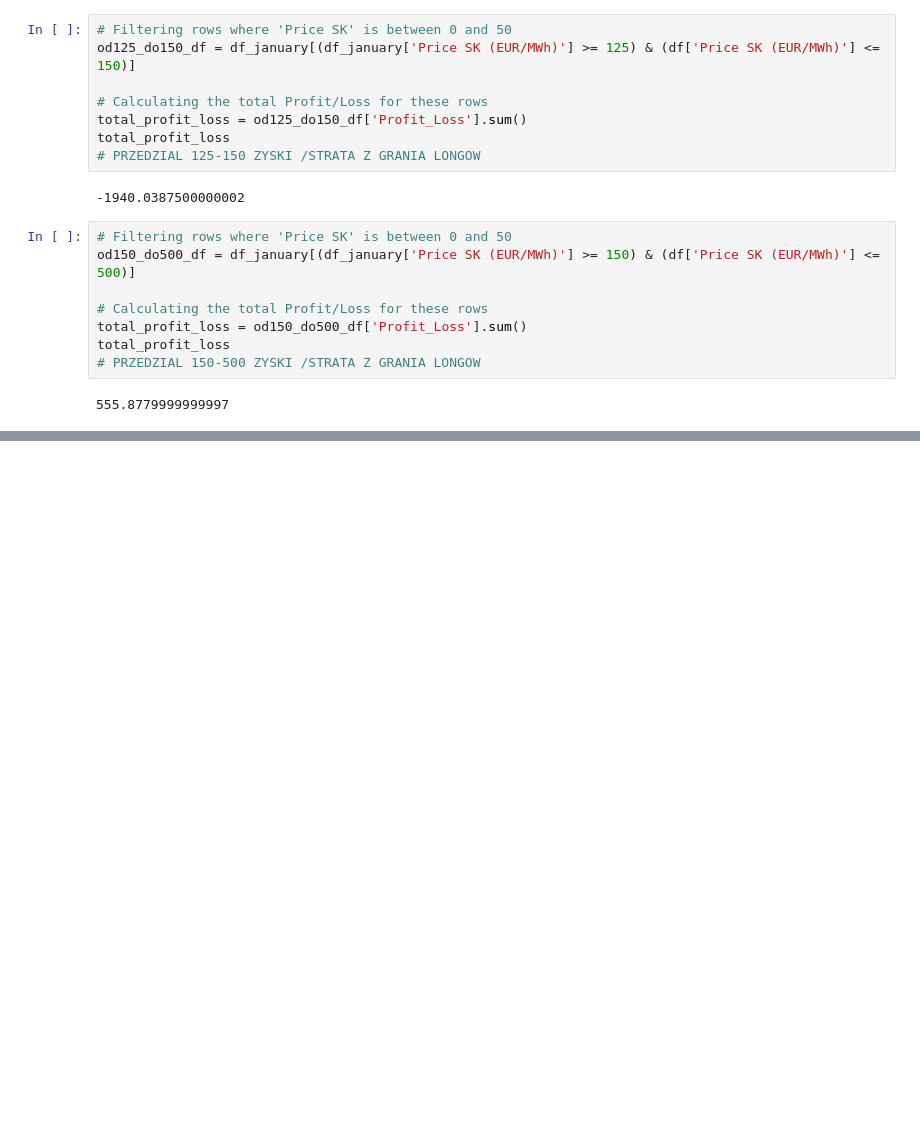
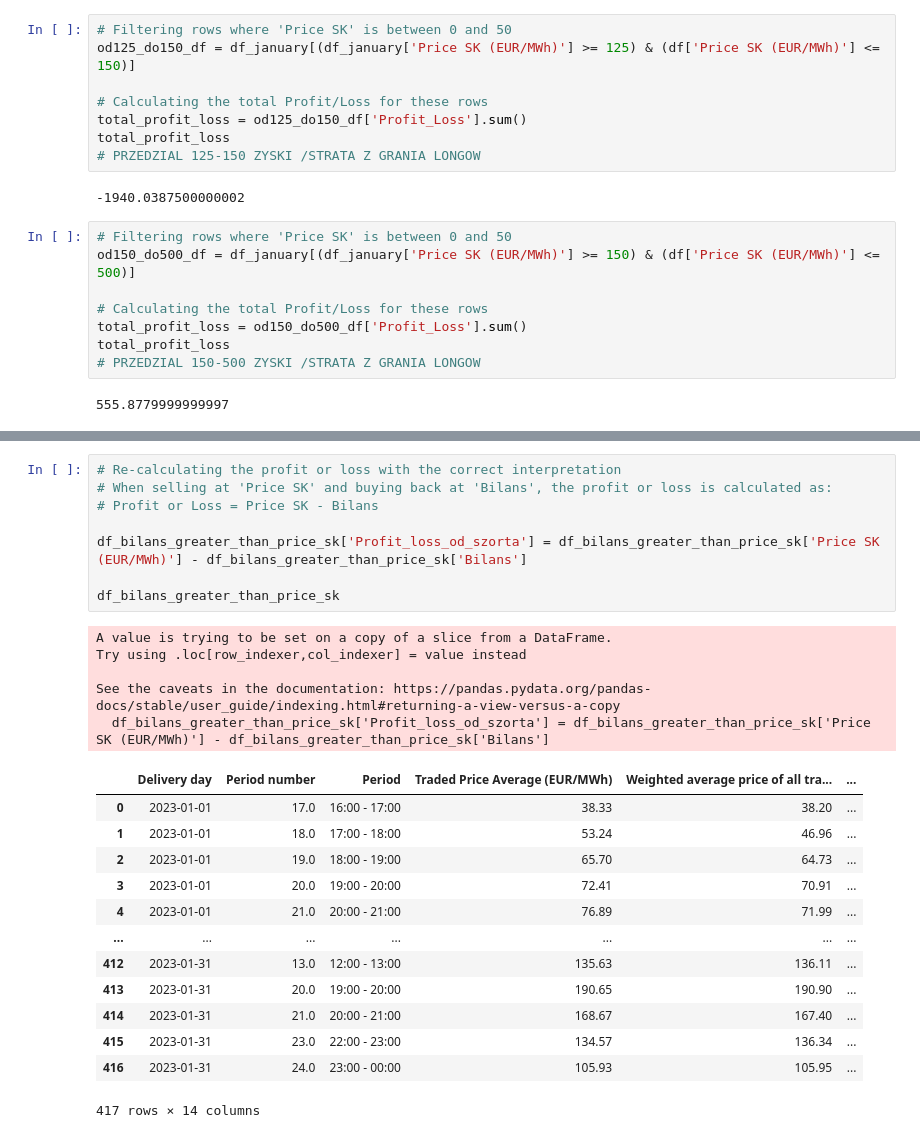
Before and after one commit to tomektom10/dataScienceBootCamp, a Jupyter notebook: ENERGIA_anal_szczegolowe.ipynb, the cells around one changed output, grey strips where cells are left out. Drawn from its saved outputs; the diff is of its cells as text; blank space fills up the shorter version.

```diff
--- a/ENERGIA_anal_szczegolowe.ipynb
+++ b/ENERGIA_anal_szczegolowe.ipynb
@@ -120,0 +183,27 @@ total_profit_loss
+# %%
+# Re-calculating the profit or loss with the correct interpretation
+# When selling at 'Price SK' and buying back at 'Bilans', the profit or loss is calculated as:
+# Profit or Loss = Price SK - Bilans
+
+df_bilans_greater_than_price_sk['Profit_loss_od_szorta'] = df_bilans_greater_than_price_sk['Price SK (EUR/MWh)'] - df_bilans_greater_than_price_sk['Bilans']
+
+df_bilans_greater_than_price_sk
+# %% [output]
+A value is trying to be set on a copy of a slice from a DataFrame.
+Try using .loc[row_indexer,col_indexer] = value instead
+
+See the caveats in the documentation: https://pandas.pydata.org/pandas-docs/stable/user_guide/indexing.html#returning-a-view-versus-a-copy
+  df_bilans_greater_than_price_sk['Profit_loss_od_szorta'] = df_bilans_greater_than_price_sk['Price SK (EUR/MWh)'] - df_bilans_greater_than_price_sk['Bilans']
+|  | Delivery day | Period number | Period | Traded Price Average (EUR/MWh) | Weighted average price of all tra... | ... |
+| 0 | 2023-01-01 | 17.0 | 16:00 - 17:00 | 38.33 | 38.20 | ... |
+| 1 | 2023-01-01 | 18.0 | 17:00 - 18:00 | 53.24 | 46.96 | ... |
+| 2 | 2023-01-01 | 19.0 | 18:00 - 19:00 | 65.70 | 64.73 | ... |
+| 3 | 2023-01-01 | 20.0 | 19:00 - 20:00 | 72.41 | 70.91 | ... |
+| 4 | 2023-01-01 | 21.0 | 20:00 - 21:00 | 76.89 | 71.99 | ... |
+| ... | ... | ... | ... | ... | ... | ... |
+| 412 | 2023-01-31 | 13.0 | 12:00 - 13:00 | 135.63 | 136.11 | ... |
+| 413 | 2023-01-31 | 20.0 | 19:00 - 20:00 | 190.65 | 190.90 | ... |
+| 414 | 2023-01-31 | 21.0 | 20:00 - 21:00 | 168.67 | 167.40 | ... |
+| 415 | 2023-01-31 | 23.0 | 22:00 - 23:00 | 134.57 | 136.34 | ... |
+| 416 | 2023-01-31 | 24.0 | 23:00 - 00:00 | 105.93 | 105.95 | ... |
+417 rows × 14 columns
```
Also changed, not shown: parts of 7 cells of this notebook.
